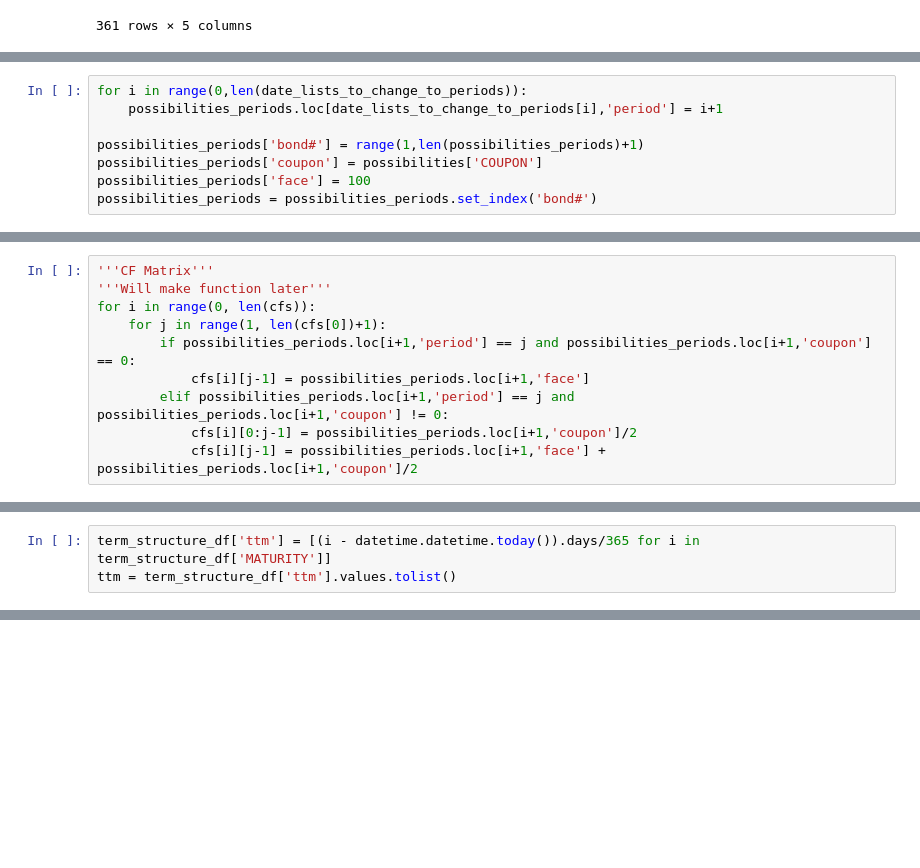
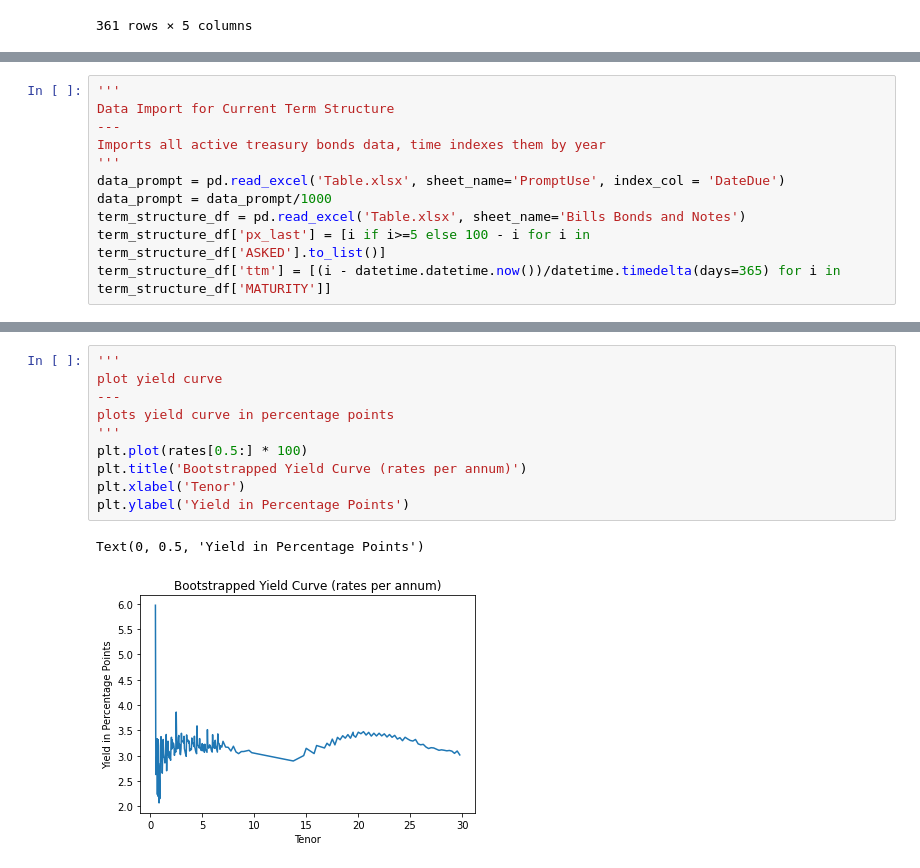
Before and after one commit to jdean53/finops_casestudy, a Jupyter notebook: chaz_nonsense.ipynb, the cells around one changed output, grey strips where cells are left out. Cells and saved outputs as stored; diff of their text form; blank space fills up the shorter version.

```diff
--- a/chaz_nonsense.ipynb
+++ b/chaz_nonsense.ipynb
@@ -330,8 +34,0 @@ possibilities_periods
-# %%
-for i in range(0,len(date_lists_to_change_to_periods)):
-    possibilities_periods.loc[date_lists_to_change_to_periods[i],'period'] = i+1
-
-possibilities_periods['bond#'] = range(1,len(possibilities_periods)+1)
-possibilities_periods['coupon'] = possibilities['COUPON']
-possibilities_periods['face'] = 100
-possibilities_periods = possibilities_periods.set_index('bond#')
@@ -357,10 +34,0 @@ cfs = np.zeros((len(possibilities_periods),len(date_lists_to_change_to_periods))
-# %%
-'''CF Matrix'''
-'''Will make function later'''
-for i in range(0, len(cfs)):
-    for j in range(1, len(cfs[0])+1):
-        if possibilities_periods.loc[i+1,'period'] == j and possibilities_periods.loc[i+1,'coupon'] == 0:
-            cfs[i][j-1] = possibilities_periods.loc[i+1,'face']
-        elif possibilities_periods.loc[i+1,'period'] == j and possibilities_periods.loc[i+1,'coupon'] != 0:
-            cfs[i][0:j-1] = possibilities_periods.loc[i+1,'coupon']/2
-            cfs[i][j-1] = possibilities_periods.loc[i+1,'face'] + possibilities_periods.loc[i+1,'coupon']/2
@@ -627,3 +34,0 @@ term_structure_df
-# %%
-term_structure_df['ttm'] = [(i - datetime.datetime.today()).days/365 for i in term_structure_df['MATURITY']]
-ttm = term_structure_df['ttm'].values.tolist()
@@ -651,0 +37,11 @@ ttm = term_structure_df['ttm'].values.tolist()
+# %%
+'''
+Data Import for Current Term Structure
+---
+Imports all active treasury bonds data, time indexes them by year
+'''
+data_prompt = pd.read_excel('Table.xlsx', sheet_name='PromptUse', index_col = 'DateDue')
+data_prompt = data_prompt/1000
+term_structure_df = pd.read_excel('Table.xlsx', sheet_name='Bills Bonds and Notes')
+term_structure_df['px_last'] = [i if i>=5 else 100 - i for i in term_structure_df['ASKED'].to_list()]
+term_structure_df['ttm'] = [(i - datetime.datetime.now())/datetime.timedelta(days=365) for i in term_structure_df['MATURITY']]
@@ -651,0 +85,13 @@ ttm = term_structure_df['ttm'].values.tolist()
+# %%
+'''
+plot yield curve
+---
+plots yield curve in percentage points
+'''
+plt.plot(rates[0.5:] * 100)
+plt.title('Bootstrapped Yield Curve (rates per annum)')
+plt.xlabel('Tenor')
+plt.ylabel('Yield in Percentage Points')
+# %% [output]
+Text(0, 0.5, 'Yield in Percentage Points')
+[figure, added]
```
Also changed, not shown: parts of 81 cells of this notebook.
